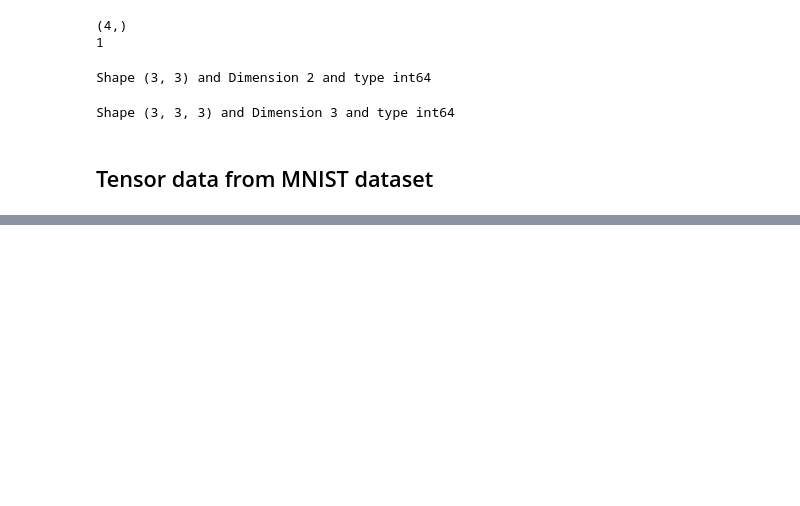
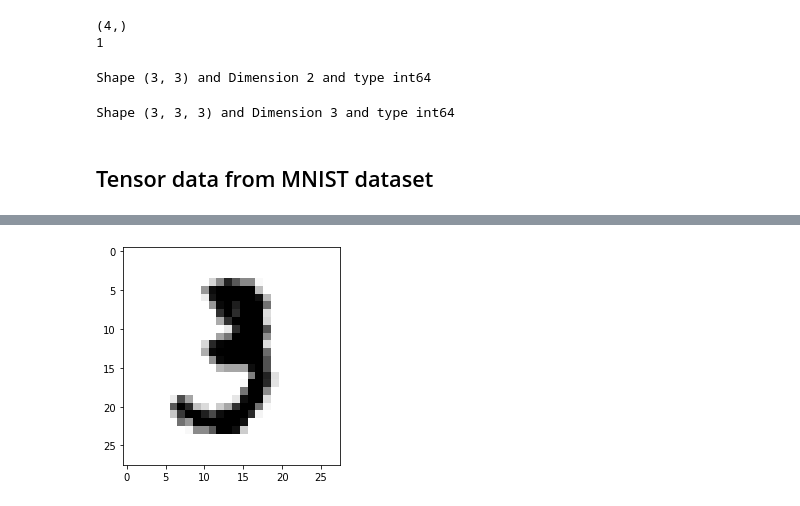
Before and after one commit to venkat-krish/basics_tensorflow, a Jupyter notebook: Tensor_Mathematics_Background.ipynb, the cells around one changed output, grey strips where cells are left out. Cells and saved outputs as stored; diff of their text form; code cells hidden in the pictures; blank space fills up the shorter version.

```diff
--- a/Tensor_Mathematics_Background.ipynb
+++ b/Tensor_Mathematics_Background.ipynb
@@ -43,0 +136,7 @@ Shape (3, 3, 3) and Dimension 3 and type int64
+# %%
+i = 10
+x_i = x_train[i]
+# print(x_i)
+display_image(x_i)
+# %% [output]
+[figure, added]
```
Also changed, not shown: parts of 14 cells of this notebook.
